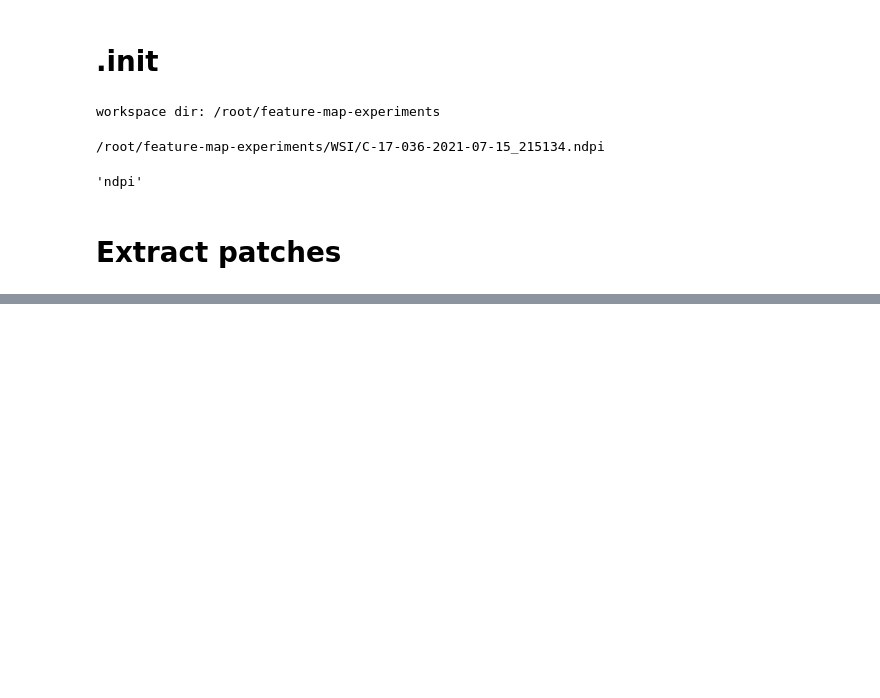
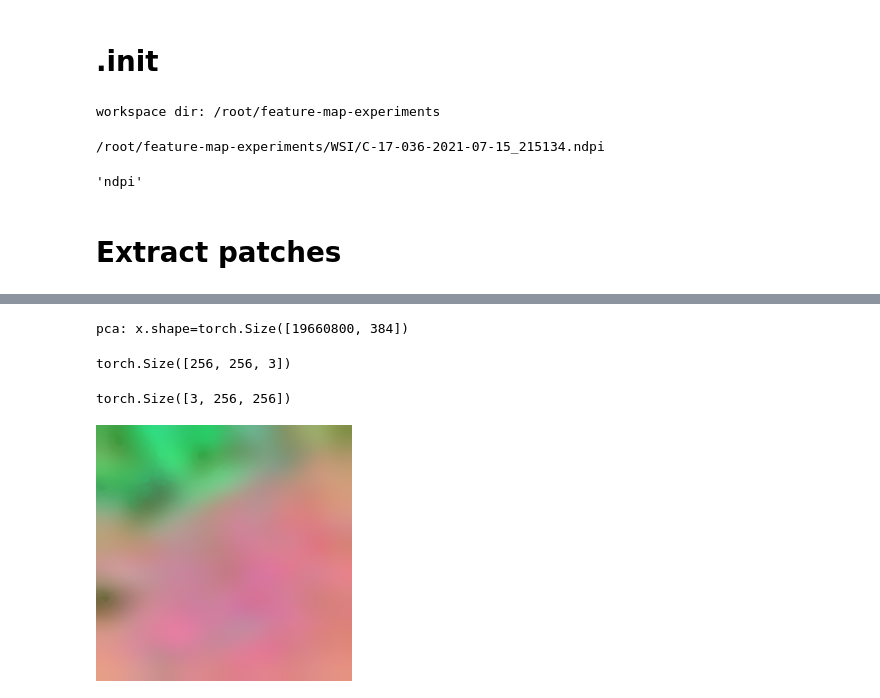
Before and after one commit to thingumajig/feature-map-experiments, a Jupyter notebook: notebooks/create_index_from_wsi.ipynb, the cells around one changed output, grey strips where cells are left out. Cells and saved outputs as stored; diff of their text form; code cells hidden in the pictures; blank space fills up the shorter version.

```diff
--- a/notebooks/create_index_from_wsi.ipynb
+++ b/notebooks/create_index_from_wsi.ipynb
@@ -62,0 +147,24 @@ Total: 1243, Saved: 229, blank: 1014
+# %%
+[hr_feats_pca, lr_feats_pca], fit_pca = pca([hr_feats_list, lr_feats_list], fit_pca=None, max_samples=None)
+
+# [hr_feats_pca, lr_feats_pca], fit_pca = pca([hr_feats_list, lr_feats_list], fit_pca=fit_pca)
+# print(f'{hr_feats_pca.shape=}')
+
+
+hr_feats_pca_arr = [p.permute(1, 2, 0).detach().cpu() for p in hr_feats_pca]
+# %% [output]
+pca: x.shape=torch.Size([19660800, 384])
+# %%
+hr_feats_pca_arr[0].shape
+# %% [output]
+torch.Size([256, 256, 3])
+# %%
+hr_feats_pca[0].shape
+# %% [output]
+torch.Size([3, 256, 256])
+# %%
+import torchvision.transforms as transforms
+
+transforms.ToPILImage('RGB')(hr_feats_pca[1])
+# %% [output]
+[figure, added]
```
Also changed, not shown: parts of 17 cells of this notebook, 4 other files.
